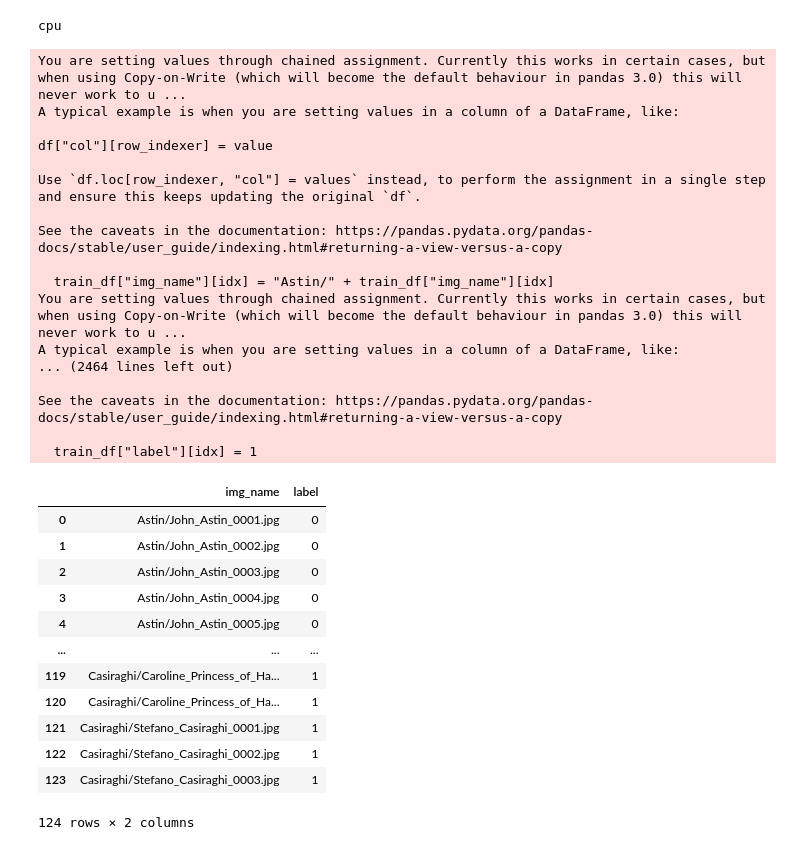
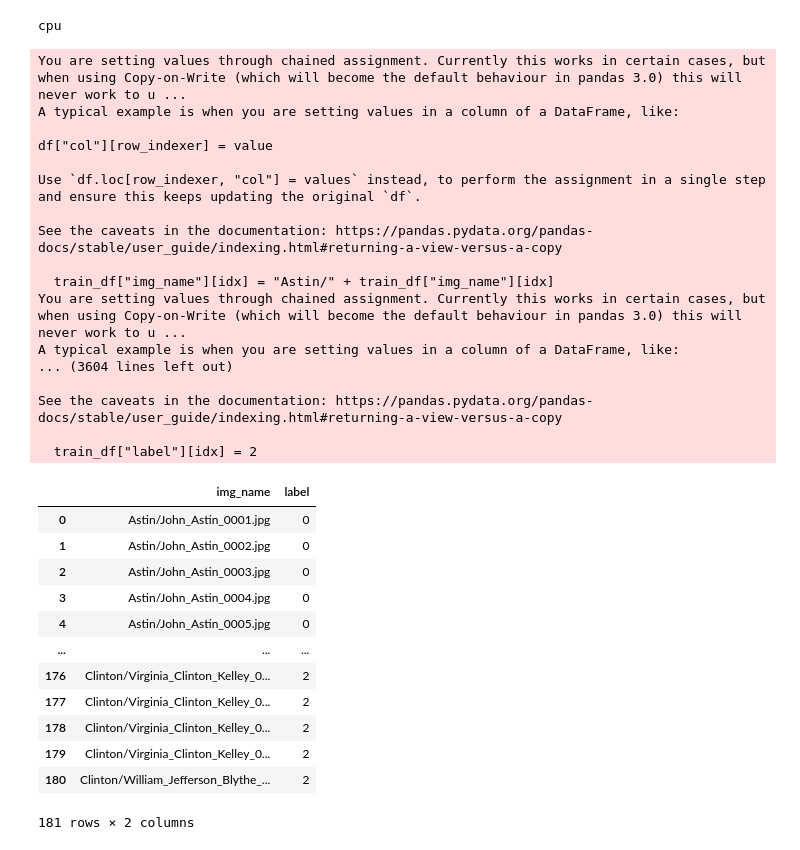
Before and after one commit to AlexandraShuyanova/Kinship_verification, a Jupyter notebook: resnet.ipynb, the cells around one changed output. Cells and saved outputs as stored; diff of their text form; code cells hidden in the pictures.

Commit message:
feat: added Clinton family and y values edited format

```diff
--- a/resnet.ipynb
+++ b/resnet.ipynb
@@ -30,7 +30,7 @@ img_name = os.listdir("Train/Astin")
 lastIndex1 = len(img_name)
 img_name += os.listdir("Train/Casiraghi")
 lastIndex2 = len(img_name)
-#img_name += os.listdir("Train/Clinton")
+img_name += os.listdir("Train/Clinton")
 
 train_df["img_name"] = img_name
 
@@ -41,44 +41,44 @@ for idx, i in enumerate(img_name[:lastIndex1]):
 for idx, i in enumerate(img_name[lastIndex1:lastIndex2], start=lastIndex1):
     train_df["img_name"][idx] = "Casiraghi/" + train_df["img_name"][idx]
     train_df["label"][idx] = 1
 
-#for idx, i in enumerate(img_name[lastIndex2:], start=lastIndex2):
-#    train_df["img_name"][idx] = "Clinton/" + train_df["img_name"][idx]
-#    train_df["label"][idx] = 2
+for idx, i in enumerate(img_name[lastIndex2:], start=lastIndex2):
+    train_df["img_name"][idx] = "Clinton/" + train_df["img_name"][idx]
+    train_df["label"][idx] = 2
 
 display(train_df)
 train_df.to_csv (r'train_csv.csv', index = False, header=True)
 # %% [output]
 You are setting values through chained assignment. Currently this works in certain cases, but when using Copy-on-Write (which will become the default behaviour in pandas 3.0) this will never work to u ...
 A typical example is when you are setting values in a column of a DataFrame, like:
 
 df["col"][row_indexer] = value
 
 Use `df.loc[row_indexer, "col"] = values` instead, to perform the assignment in a single step and ensure this keeps updating the original `df`.
 
 See the caveats in the documentation: https://pandas.pydata.org/pandas-docs/stable/user_guide/indexing.html#returning-a-view-versus-a-copy
 
   train_df["img_name"][idx] = "Astin/" + train_df["img_name"][idx]
 You are setting values through chained assignment. Currently this works in certain cases, but when using Copy-on-Write (which will become the default behaviour in pandas 3.0) this will never work to u ...
 A typical example is when you are setting values in a column of a DataFrame, like:
-... (2464 lines left out)
+... (3604 lines left out)
 
 See the caveats in the documentation: https://pandas.pydata.org/pandas-docs/stable/user_guide/indexing.html#returning-a-view-versus-a-copy
 
-  train_df["label"][idx] = 1
+  train_df["label"][idx] = 2
 |  | img_name | label |
 | 0 | Astin/John_Astin_0001.jpg | 0 |
 | 1 | Astin/John_Astin_0002.jpg | 0 |
 | 2 | Astin/John_Astin_0003.jpg | 0 |
 | 3 | Astin/John_Astin_0004.jpg | 0 |
 | 4 | Astin/John_Astin_0005.jpg | 0 |
 | ... | ... | ... |
-| 119 | Casiraghi/Caroline_Princess_of_Ha... | 1 |
-| 120 | Casiraghi/Caroline_Princess_of_Ha... | 1 |
-| 121 | Casiraghi/Stefano_Casiraghi_0001.jpg | 1 |
-| 122 | Casiraghi/Stefano_Casiraghi_0002.jpg | 1 |
-| 123 | Casiraghi/Stefano_Casiraghi_0003.jpg | 1 |
+| 176 | Clinton/Virginia_Clinton_Kelley_0... | 2 |
+| 177 | Clinton/Virginia_Clinton_Kelley_0... | 2 |
+| 178 | Clinton/Virginia_Clinton_Kelley_0... | 2 |
+| 179 | Clinton/Virginia_Clinton_Kelley_0... | 2 |
+| 180 | Clinton/William_Jefferson_Blythe_... | 2 |
-124 rows × 2 columns
+181 rows × 2 columns
 # %%
 test_df = pd.DataFrame(columns=["img_name","label"])
 img_name = os.listdir("Test/Sean_Astin")
```
Also changed, not shown: parts of 9 cells of this notebook, 2 other files.
